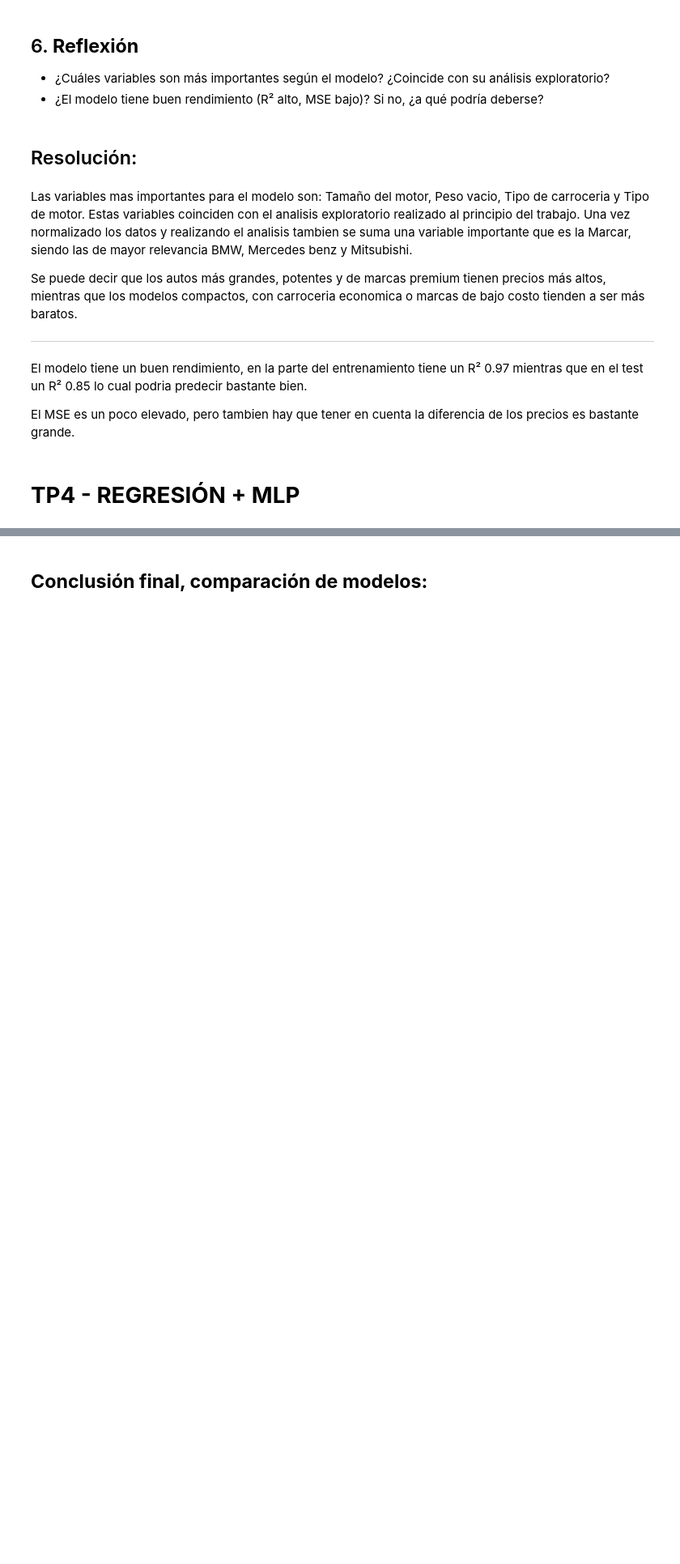
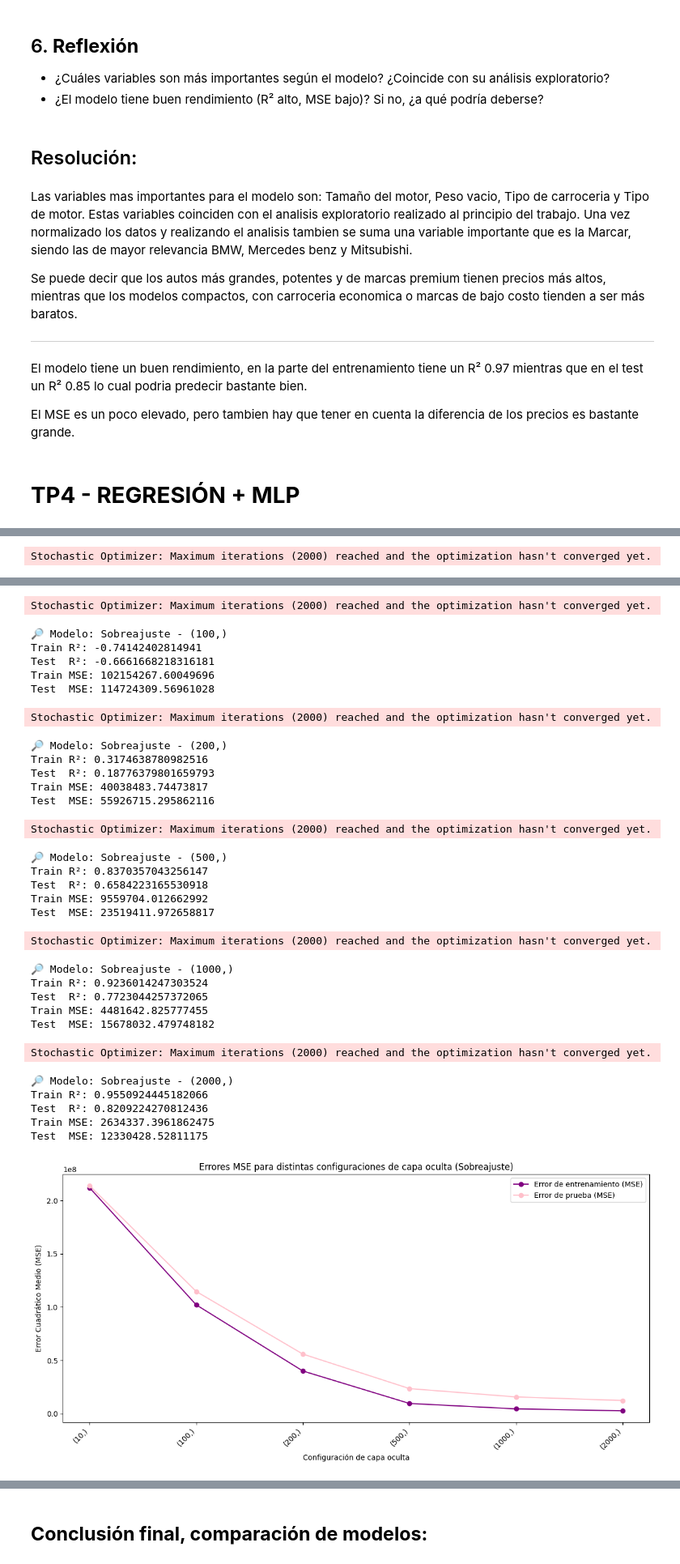
Before and after one commit to ErickMartinezz/AprendizajeAutomatico, a Jupyter notebook: TP4_Regresion_+_MLP_Automobiles.ipynb, the cells around one changed output, grey strips where cells are left out. Shown at 81% size. Saved outputs shown, nothing was run; the diff lists cells and outputs as text; code cells hidden in the pictures; blank space fills up the shorter version.

```diff
--- a/TP4_Regresion_+_MLP_Automobiles.ipynb
+++ b/TP4_Regresion_+_MLP_Automobiles.ipynb
@@ -613,8 +597,0 @@ Test  MSE: 6868878.956346173
-# %%
-# --- 2.3 MODELO CON SUBAJUSTE ---
-mlp_underfit = MLPRegressor(hidden_layer_sizes=(5,),
-                            max_iter=100,
-                            alpha=10,
-                            random_state=42)
-mlp_underfit.fit(X_train, y_train)
-evaluar_modelo(mlp_underfit, "Subajuste")
@@ -629,8 +597,0 @@ Test  MSE: 234474172.99492472
-# %%
-# --- 2.4 MODELO ADECUADO ---
-mlp_good = MLPRegressor(hidden_layer_sizes=(50,30),
-                        max_iter=1000,
-                        alpha=0.001,
-                        random_state=42)
-mlp_good.fit(X_train, y_train)
-evaluar_modelo(mlp_good, "Ajuste Adecuado")
@@ -726,0 +600,31 @@ fig.show()
+# %%
+# MODELO CON SOBREAJUSTE ---
+# Muchas neuronas + baja regularización
+hidden_layers_list_over = [(10,),(100,), (200,), (500,), (1000,), (2000,)]
+alpha_value_over = 0.001
+
+train_error_over, test_error_over, hidden_labels_over = [], [], []
+
+for hidden_layer_sizes in hidden_layers_list_over:
+    mlp = MLPRegressor(hidden_layer_sizes=hidden_layer_sizes, max_iter=2000, alpha=alpha_value_over, random_state=42)
+    mlp.fit(X_train, y_train)
+    train_mse, test_mse = evaluar_modelo(mlp, f"Sobreajuste - {hidden_layer_sizes}")
+    train_error_over.append(train_mse)
+    test_error_over.append(test_mse)
+    hidden_labels_over.append(str(hidden_layer_sizes))
+
+# Gráfico solo con MSE (train_error y test_error)
+# Use the correct lists: train_error_over, test_error_over, and hidden_labels_over
+plt.figure(figsize=(12, 6))
+x = np.arange(len(hidden_labels_over)) # Use hidden_labels_over for the x-axis
+plt.plot(x, train_error_over, label='Error de entrenamiento (MSE)', marker='o', color='purple') # Use train_error_over
+plt.plot(x, test_error_over, label='Error de prueba (MSE)', marker='o', color='pink')   # Use test_error_over
+plt.xticks(x, hidden_labels_over, rotation=45, ha='right') # Use hidden_labels_over for tick labels
+plt.xlabel('Configuración de capa oculta') # Adjusted label for clarity
+plt.ylabel('Error Cuadrático Medio (MSE)')
+plt.title('Errores MSE para distintas configuraciones de capa oculta (Sobreajuste)') # Adjusted title
+plt.legend()
+plt.tight_layout()
+plt.show()
+# %% [output]
+Stochastic Optimizer: Maximum iterations (2000) reached and the optimization hasn't converged yet.
@@ -726,0 +636,31 @@ fig.show()
+Stochastic Optimizer: Maximum iterations (2000) reached and the optimization hasn't converged yet.
+🔎 Modelo: Sobreajuste - (100,)
+Train R²: -0.74142402814941
+Test  R²: -0.6661668218316181
+Train MSE: 102154267.60049696
+Test  MSE: 114724309.56961028
+Stochastic Optimizer: Maximum iterations (2000) reached and the optimization hasn't converged yet.
+🔎 Modelo: Sobreajuste - (200,)
+Train R²: 0.3174638780982516
+Test  R²: 0.18776379801659793
+Train MSE: 40038483.74473817
+Test  MSE: 55926715.295862116
+Stochastic Optimizer: Maximum iterations (2000) reached and the optimization hasn't converged yet.
+🔎 Modelo: Sobreajuste - (500,)
+Train R²: 0.8370357043256147
+Test  R²: 0.6584223165530918
+Train MSE: 9559704.012662992
+Test  MSE: 23519411.972658817
+Stochastic Optimizer: Maximum iterations (2000) reached and the optimization hasn't converged yet.
+🔎 Modelo: Sobreajuste - (1000,)
+Train R²: 0.9236014247303524
+Test  R²: 0.7723044257372065
+Train MSE: 4481642.825777455
+Test  MSE: 15678032.479748182
+Stochastic Optimizer: Maximum iterations (2000) reached and the optimization hasn't converged yet.
+🔎 Modelo: Sobreajuste - (2000,)
+Train R²: 0.9550924445182066
+Test  R²: 0.8209224270812436
+Train MSE: 2634337.3961862475
+Test  MSE: 12330428.52811175
+[figure, added]
```
Also changed, not shown: parts of 19 cells of this notebook.
